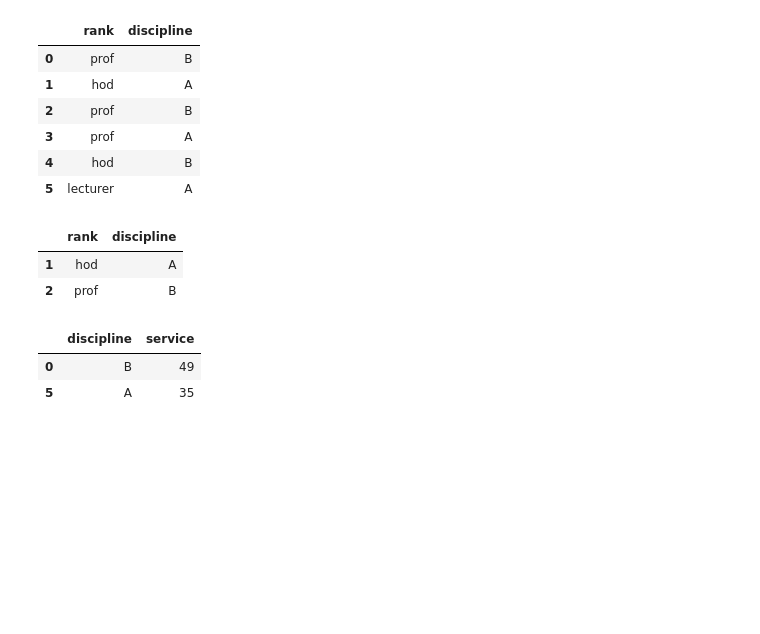
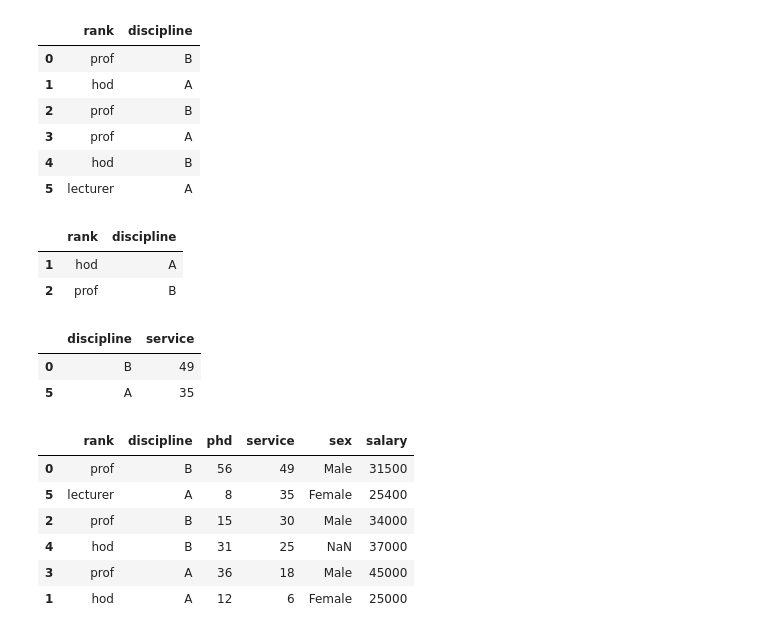
Before and after one commit to Netra-Tek/Data-Analysis, a Jupyter notebook: EmployeeAnalysis.ipynb, the cells around one changed output. Cells and saved outputs as stored; diff of their text form; code cells hidden in the pictures; blank space fills up the shorter version.

```diff
--- a/EmployeeAnalysis.ipynb
+++ b/EmployeeAnalysis.ipynb
@@ -6,7 +6,7 @@ import pandas as pd
 # %%
 # read CSV using pandas
 # remember : column name is case sensitive
-df = pd.read_csv("Salaries.csv")
+df = pd.read_csv("EmployeeSalaries.csv")
 # %%
 # List of first 5 records
 df.head(5)
@@ -320,3 +320,18 @@ df.iloc[[0,5], [1,3]]
 |  | discipline | service |
 | 0 | B | 49 |
 | 5 | A | 35 |
+# %%
+#Sorting
+#We can sort the data by a value in the column. By default the sorting will occur in
+#ascending order and a new data frame is return.
+# Create a new data frame from the original sorted by the column Salary
+df_sorting = df.sort_values(by='service',ascending=False)
+df_sorting
+# %% [output]
+|  | rank | discipline | phd | service | sex | salary |
+| 0 | prof | B | 56 | 49 | Male | 31500 |
+| 5 | lecturer | A | 8 | 35 | Female | 25400 |
+| 2 | prof | B | 15 | 30 | Male | 34000 |
+| 4 | hod | B | 31 | 25 | NaN | 37000 |
+| 3 | prof | A | 36 | 18 | Male | 45000 |
+| 1 | hod | A | 12 | 6 | Female | 25000 |
```
Also changed, not shown: parts of 9 cells of this notebook.
